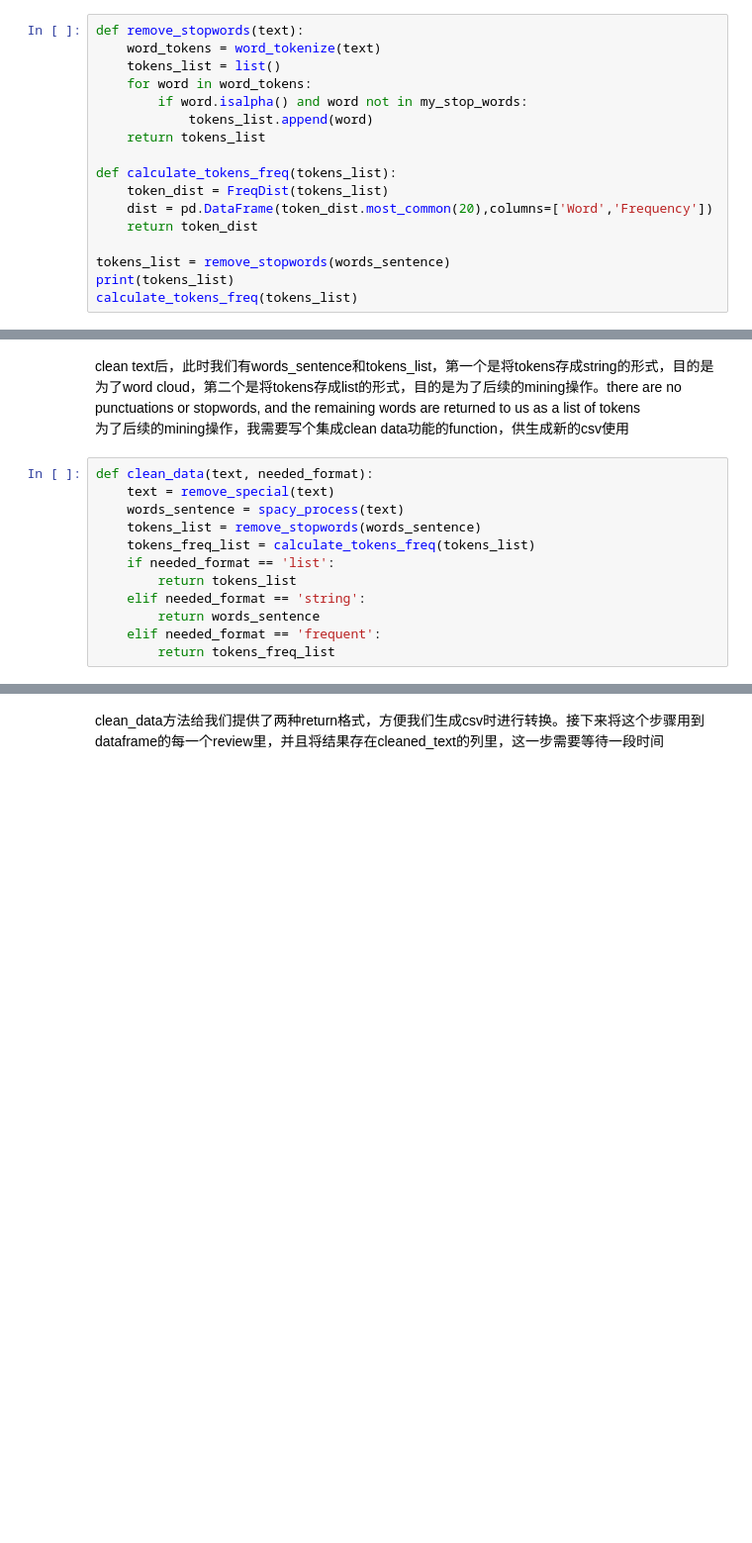
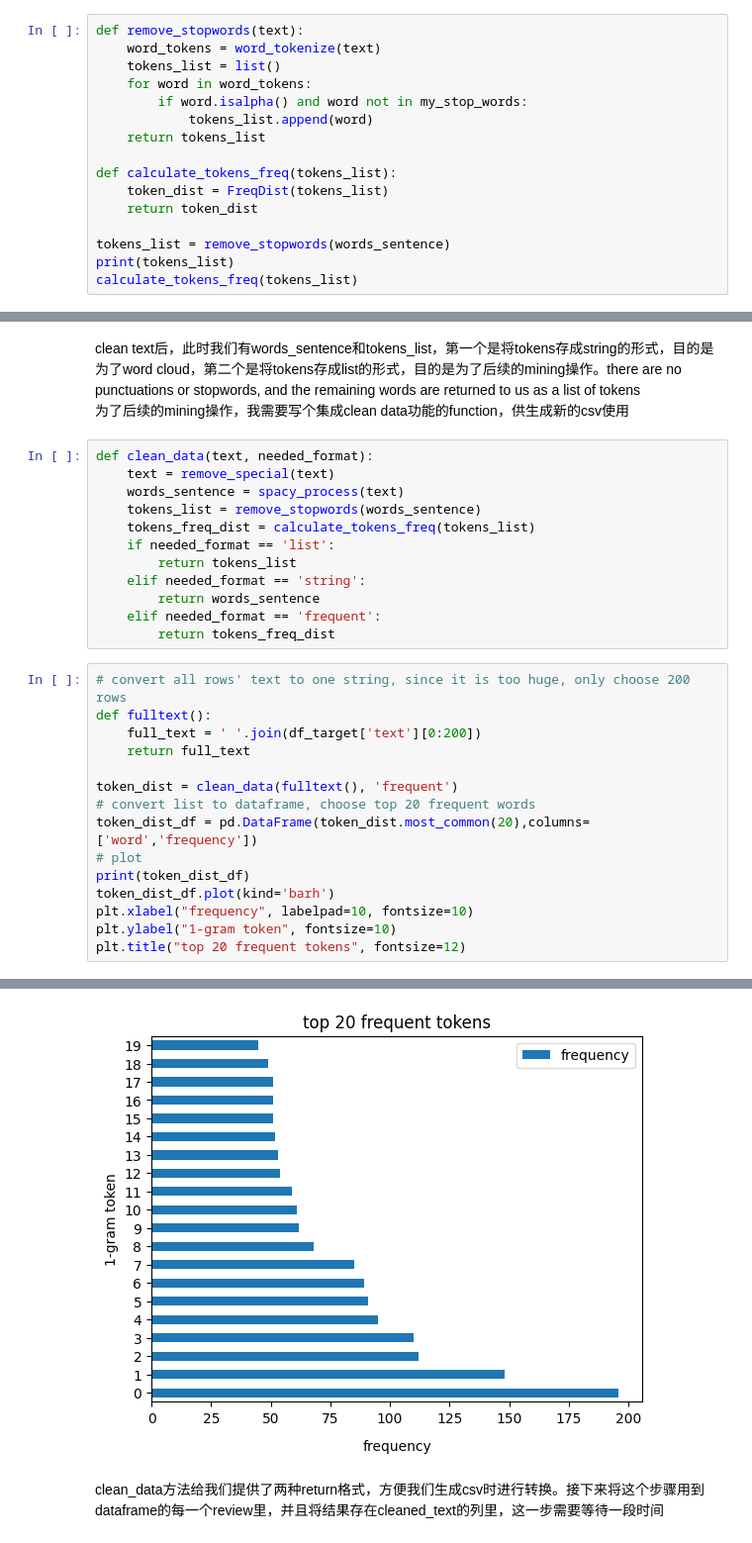
Before and after one commit to Makiato1999/COMP4710_Yelp, a Jupyter notebook: Dev/Process_Reviews.ipynb, the cells around one changed output, grey strips where cells are left out. Shown: that part at 99% size. Saved outputs shown, nothing was run; the diff lists cells and outputs as text; blank space fills up the shorter version.

```diff
--- a/Dev/Process_Reviews.ipynb
+++ b/Dev/Process_Reviews.ipynb
@@ -266,7 +266,6 @@ def remove_stopwords(text):
 
 def calculate_tokens_freq(tokens_list):
     token_dist = FreqDist(tokens_list)
-    dist = pd.DataFrame(token_dist.most_common(20),columns=['Word','Frequency'])
     return token_dist
 
 tokens_list = remove_stopwords(words_sentence)
@@ -283,10 +282,26 @@ def clean_data(text, needed_format):
     text = remove_special(text)
     words_sentence = spacy_process(text)
     tokens_list = remove_stopwords(words_sentence)
-    tokens_freq_list = calculate_tokens_freq(tokens_list)
+    tokens_freq_dist = calculate_tokens_freq(tokens_list)
     if needed_format == 'list':
         return tokens_list
     elif needed_format == 'string':
         return words_sentence
     elif needed_format == 'frequent':
-        return tokens_freq_list
+        return tokens_freq_dist
+# %%
+# convert all rows' text to one string, since it is too huge, only choose 200 rows
+def fulltext():
+    full_text = ' '.join(df_target['text'][0:200])
+    return full_text
+
+token_dist = clean_data(fulltext(), 'frequent')
+# convert list to dataframe, choose top 20 frequent words
+token_dist_df = pd.DataFrame(token_dist.most_common(20),columns=['word','frequency'])
+# plot
+print(token_dist_df)
+token_dist_df.plot(kind='barh')
+plt.xlabel("frequency", labelpad=10, fontsize=10)
+plt.ylabel("1-gram token", fontsize=10)
+plt.title("top 20 frequent tokens", fontsize=12)
+# %% [output]
@@ -293,3 +326,4 @@ def clean_data(text, needed_format):
+[figure, added]
 # %% [markdown]
 clean_data方法给我们提供了两种return格式，方便我们生成csv时进行转换。接下来将这个步骤用到dataframe的每一个review里，并且将结果存在cleaned_text的列里，这一步需要等待一段时间
 # %%
```
Also changed, not shown: parts of 4 cells of this notebook.
